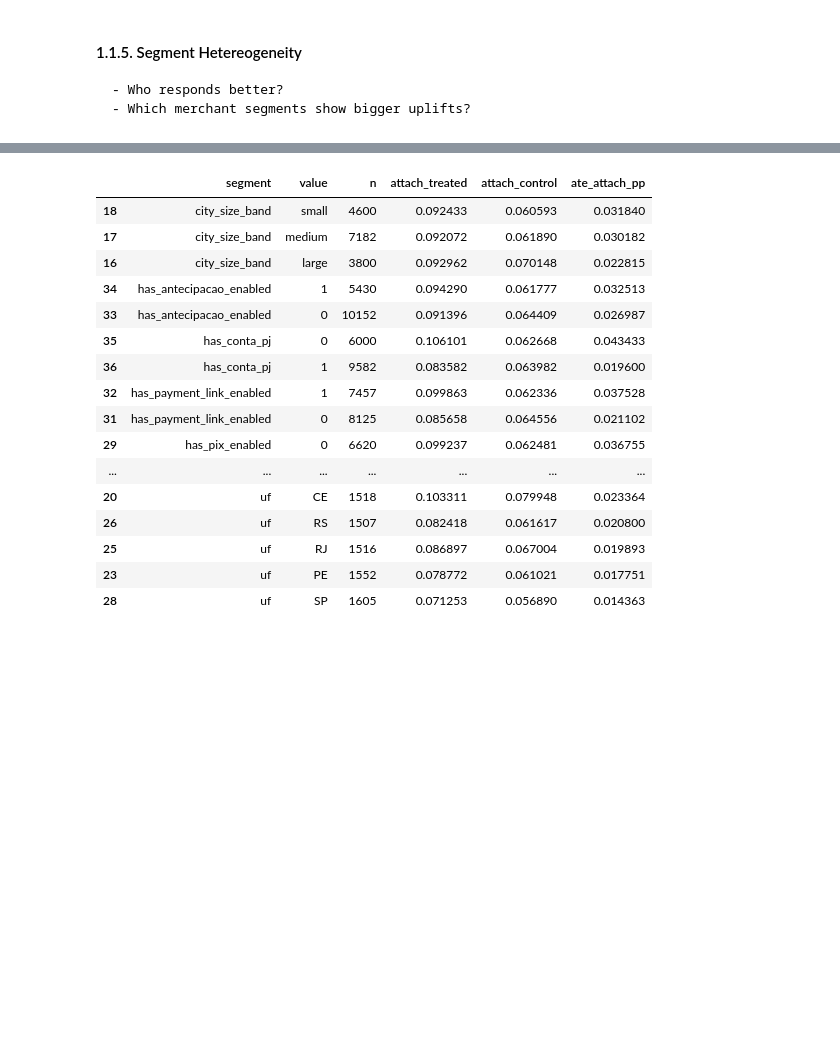
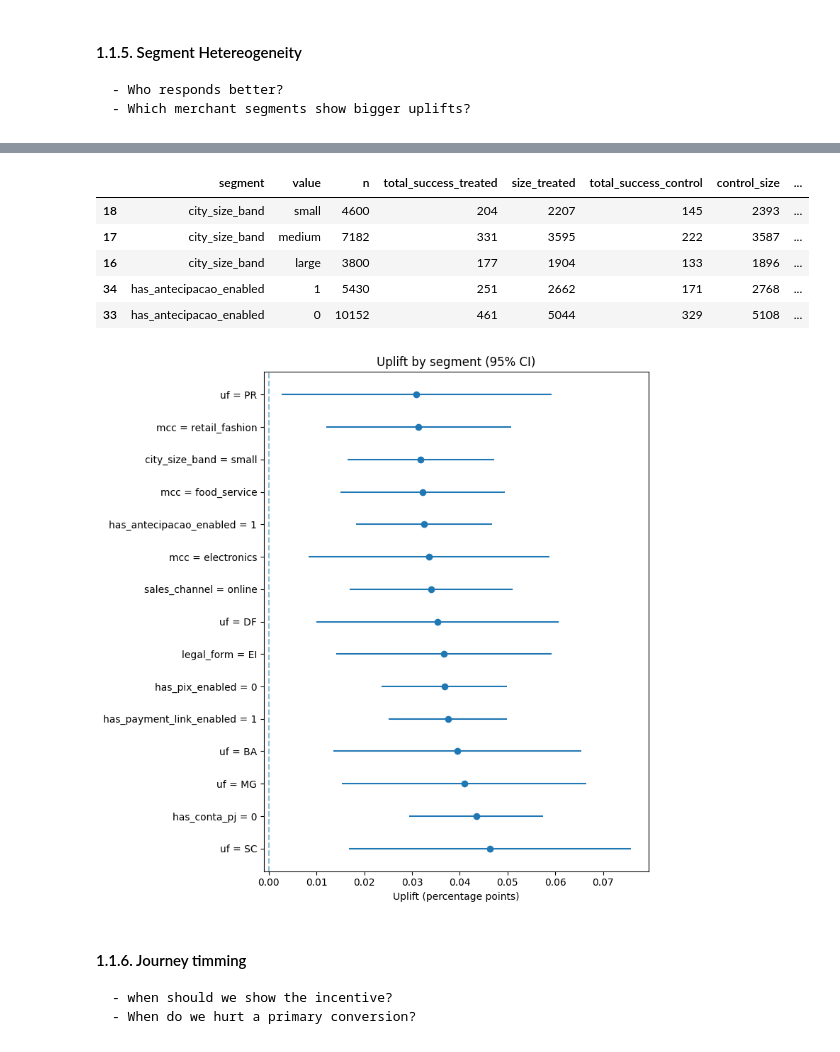
Before and after one commit to mluciacj/applied-data-science-for-business, a Jupyter notebook: ds_lab/cross_sell_lift_payment_services/eda_business_insights.ipynb, the cells around one changed output, grey strips where cells are left out. Cells and saved outputs as stored; diff of their text form; code cells hidden in the pictures; blank space fills up the shorter version.

Commit message:
add: profit uplift + seg hetereogeneity + journey timing analysis

```diff
--- a/ds_lab/cross_sell_lift_payment_services/eda_business_insights.ipynb
+++ b/ds_lab/cross_sell_lift_payment_services/eda_business_insights.ipynb
@@ -624,28 +609,56 @@ for dim in segment_dimentions:
         rows.append({"segment":dim,
                      "value":val,
                      "n": len(g),
+                     "total_success_treated": t['accepted'].sum(),
+                     "size_treated": len(t),
+                     "total_success_control": c["accepted"].sum(),
+                     "control_size": len(c),
                      "attach_treated": t['accepted'].mean(),
                      "attach_control":c["accepted"].mean(),
                      "ate_attach_pp": ate})
 # %%
 seg_uplift = pd.DataFrame(rows).sort_values(["segment","ate_attach_pp" ], ascending=[True, False])
+seg_uplift['z_test_resp'] = seg_uplift.apply(lambda x:proportions_z_test(x['total_success_treated'], x['size_treated'], x['total_success_control'], x['control_size']), axis=1)
+seg_uplift ['z_score'] = seg_uplift['z_test_resp'].apply(lambda x:x['z'])
+seg_uplift ['p_value'] = seg_uplift['z_test_resp'].apply(lambda x:x['p_value'])
+seg_uplift = seg_uplift.drop('z_test_resp', axis =1)
 # %%
-seg_uplift
+seg_uplift.head(5)
 # %% [output]
-|  | segment | value | n | attach_treated | attach_control | ate_attach_pp |
-| 18 | city_size_band | small | 4600 | 0.092433 | 0.060593 | 0.031840 |
-| 17 | city_size_band | medium | 7182 | 0.092072 | 0.061890 | 0.030182 |
-| 16 | city_size_band | large | 3800 | 0.092962 | 0.070148 | 0.022815 |
-| 34 | has_antecipacao_enabled | 1 | 5430 | 0.094290 | 0.061777 | 0.032513 |
-| 33 | has_antecipacao_enabled | 0 | 10152 | 0.091396 | 0.064409 | 0.026987 |
-| 35 | has_conta_pj | 0 | 6000 | 0.106101 | 0.062668 | 0.043433 |
-| 36 | has_conta_pj | 1 | 9582 | 0.083582 | 0.063982 | 0.019600 |
-| 32 | has_payment_link_enabled | 1 | 7457 | 0.099863 | 0.062336 | 0.037528 |
-| 31 | has_payment_link_enabled | 0 | 8125 | 0.085658 | 0.064556 | 0.021102 |
-| 29 | has_pix_enabled | 0 | 6620 | 0.099237 | 0.062481 | 0.036755 |
-| ... | ... | ... | ... | ... | ... | ... |
-| 20 | uf | CE | 1518 | 0.103311 | 0.079948 | 0.023364 |
-| 26 | uf | RS | 1507 | 0.082418 | 0.061617 | 0.020800 |
-| 25 | uf | RJ | 1516 | 0.086897 | 0.067004 | 0.019893 |
-| 23 | uf | PE | 1552 | 0.078772 | 0.061021 | 0.017751 |
-| 28 | uf | SP | 1605 | 0.071253 | 0.056890 | 0.014363 |
+|  | segment | value | n | total_success_treated | size_treated | total_success_control | control_size | ... |
+| 18 | city_size_band | small | 4600 | 204 | 2207 | 145 | 2393 | ... |
+| 17 | city_size_band | medium | 7182 | 331 | 3595 | 222 | 3587 | ... |
+| 16 | city_size_band | large | 3800 | 177 | 1904 | 133 | 1896 | ... |
+| 34 | has_antecipacao_enabled | 1 | 5430 | 251 | 2662 | 171 | 2768 | ... |
+| 33 | has_antecipacao_enabled | 0 | 10152 | 461 | 5044 | 329 | 5108 | ... |
+# %%
+df = seg_uplift.copy()
+df["label"] = df["segment"] + " = " + df["value"].astype(str)
+
+# 95% Confidence Interval for difference in proportions
+pt, pc = df["attach_treated"], df["attach_control"]
+nt, nc = df["size_treated"], df["control_size"]
+se = np.sqrt(pt*(1-pt)/nt + pc*(1-pc)/nc)
+z = sps.norm.ppf(1 - 0.05/2)
+df["ci_lo"] = df["ate_attach_pp"] - z*se
+df["ci_hi"] = df["ate_attach_pp"] + z*se
+df["sig"] = df["p_value"] < 0.05
+
+# Sort by uplift (top 15)
+top = df.sort_values("ate_attach_pp", ascending=False).head(15)
+
+y = np.arange(len(top))
+fig, ax = plt.subplots(figsize=(8, 0.4*len(top)+2))
+ax.hlines(y, top["ci_lo"], top["ci_hi"])
+ax.plot(top["ate_attach_pp"], y, "o")
+ax.axvline(0, linestyle="--", alpha=0.5)
+ax.set_yticks(y); ax.set_yticklabels(top["label"])
+ax.set_xlabel("Uplift (percentage points)")
+ax.set_title("Uplift by segment (95% CI)")
+plt.tight_layout(); plt.show()
+# %% [output]
+[figure, added]
+# %% [markdown]
+#### 1.1.6. Journey timming
+    - when should we show the incentive?
+    - When do we hurt a primary conversion?
```
Also changed, not shown: parts of 5 cells of this notebook.
